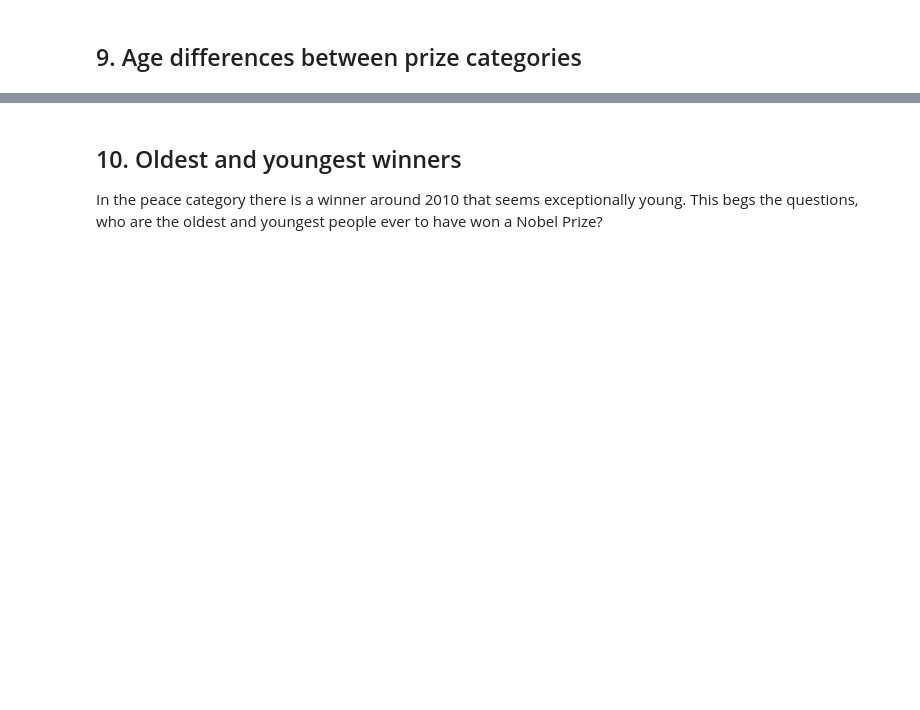
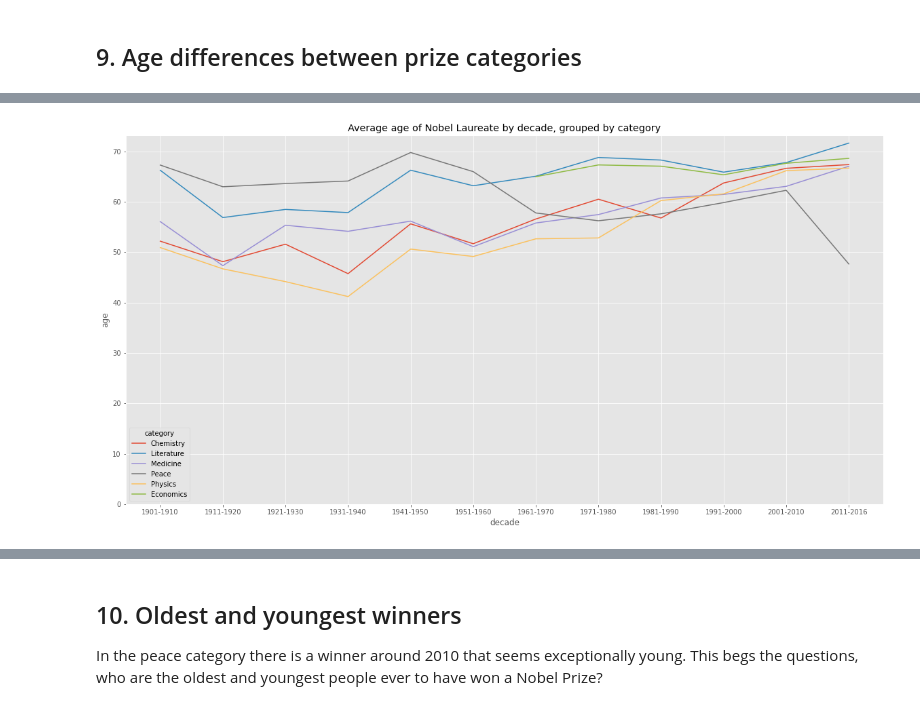
Before and after one commit to ThapeloMarakalla/A-Visual-History-of-Nobel-Prize-Winners, a Jupyter notebook: code/nobelprizewinners.ipynb, the cells around one changed output, grey strips where cells are left out. Drawn from its saved outputs; the diff is of its cells as text; code cells hidden in the pictures; blank space fills up the shorter version.

```diff
--- a/code/nobelprizewinners.ipynb
+++ b/code/nobelprizewinners.ipynb
@@ -246,0 +270,11 @@ What can you conclude about the age at which people win different types of Nobel
+# %%
+# Plot the age of nobel candidates by decade and prize category
+plt.figure(figsize=(20,10))
+temp = nobel.groupby(['decade','category'] )[['age']].mean().reset_index()
+temp.decade = temp.decade.map(dict(zip(range(12), index)))
+sns.lineplot(data=temp, x='decade', y='age', hue='category')
+plt.ylim(0,None)
+plt.title('Average age of Nobel Laureate by decade, grouped by category')
+plt.show()
+# %% [output]
+[figure, added]
```
Also changed, not shown: parts of 15 cells of this notebook.
